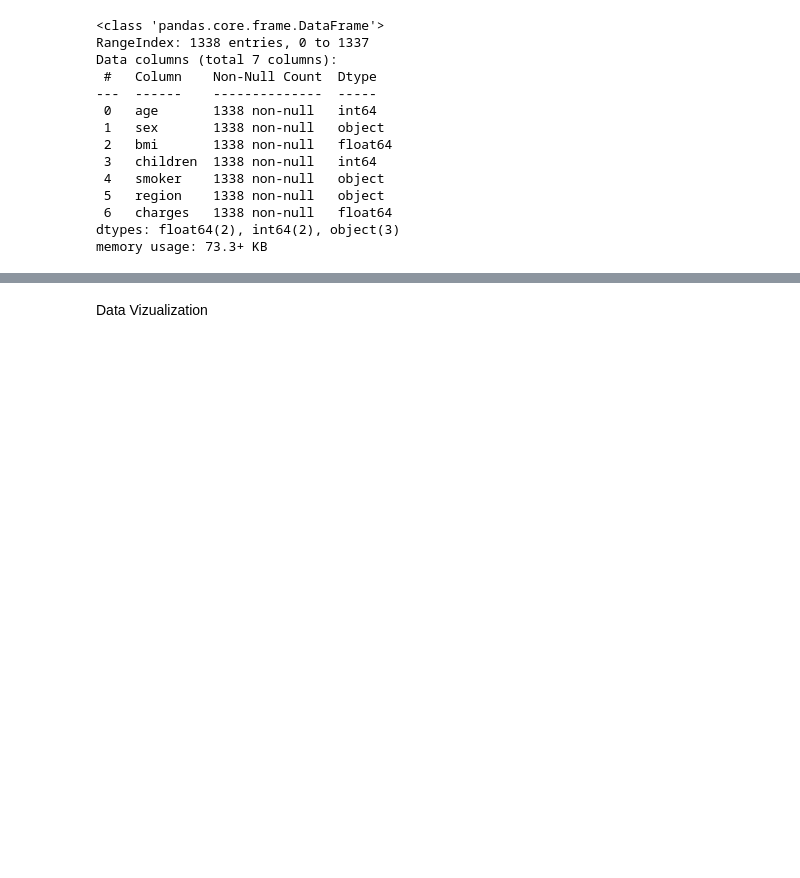
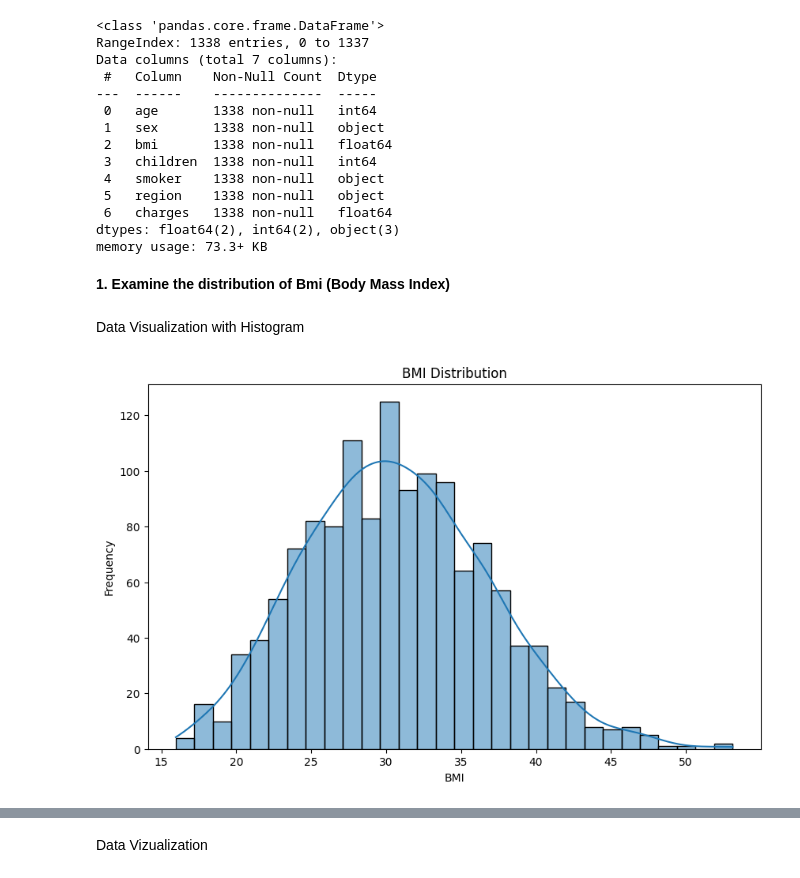
Before and after one commit to CodingWithMK/Global_AI_Hub_Personal_Medical_Cost_Analysis_Project, a Jupyter notebook: Global_AI_Hub_Medical_Cost_Analysis.ipynb, the cells around one changed output, grey strips where cells are left out. Saved outputs shown, nothing was run; the diff lists cells and outputs as text; code cells hidden in the pictures; blank space fills up the shorter version.

Commit message:
Exploratory Data Analysis Completed.

```diff
--- a/Global_AI_Hub_Medical_Cost_Analysis.ipynb
+++ b/Global_AI_Hub_Medical_Cost_Analysis.ipynb
@@ -56,3 +57,17 @@ Data columns (total 7 columns):
  6   charges   1338 non-null   float64
 dtypes: float64(2), int64(2), object(3)
 memory usage: 73.3+ KB
+# %% [markdown]
+**1.  Examine the distribution of Bmi (Body Mass Index)**
+# %% [markdown]
+Data Visualization with Histogram
+# %%
+# Creating a histogram of BMI distribution
+plt.figure(figsize=(10, 6))
+sns.histplot(data=mc_df, x='bmi', bins=30, kde=True)
+plt.title('BMI Distribution')
+plt.xlabel('BMI')
+plt.ylabel('Frequency')
+plt.show()
+# %% [output]
+[figure, added]
```
Also changed, not shown: parts of 60 cells of this notebook.
